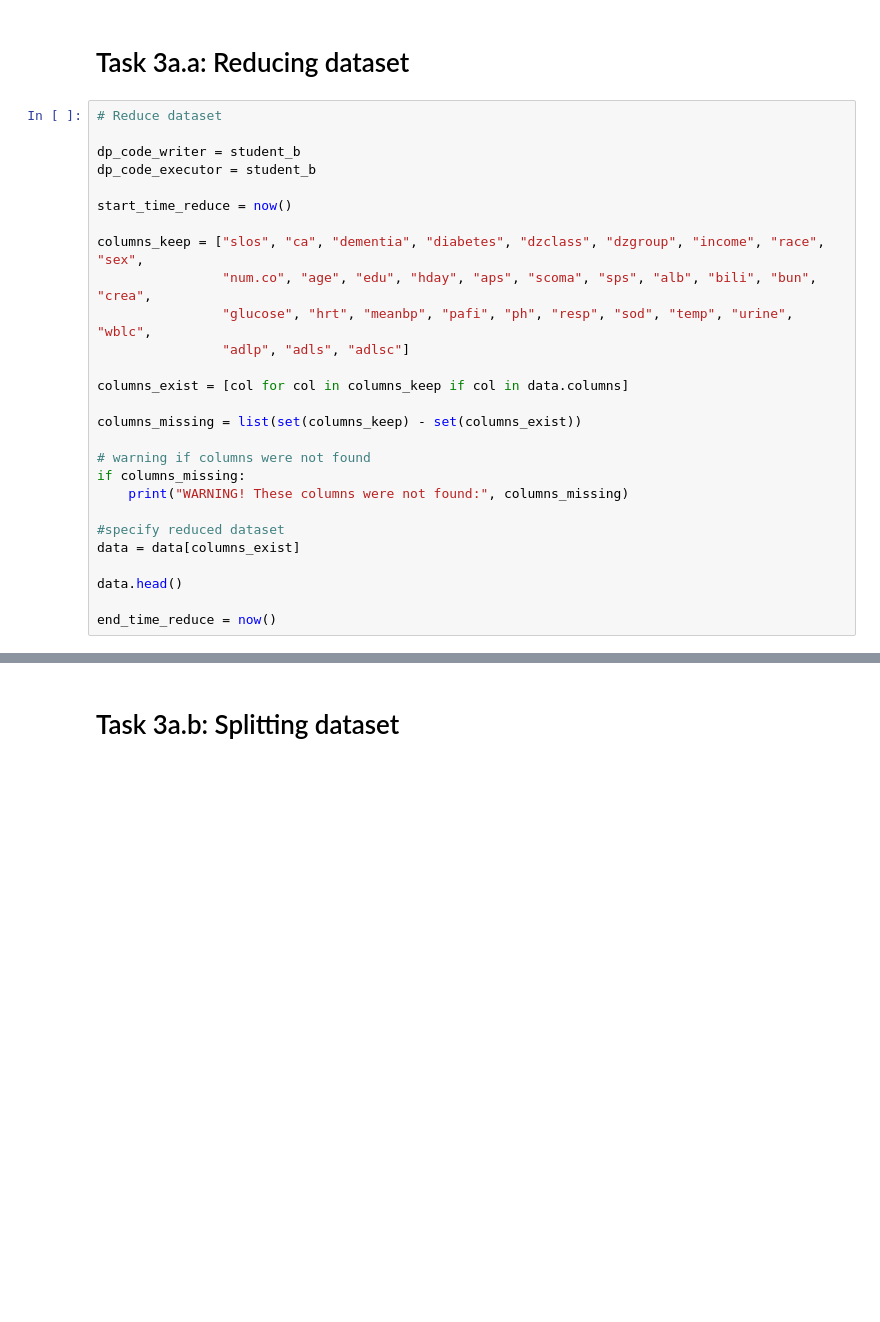
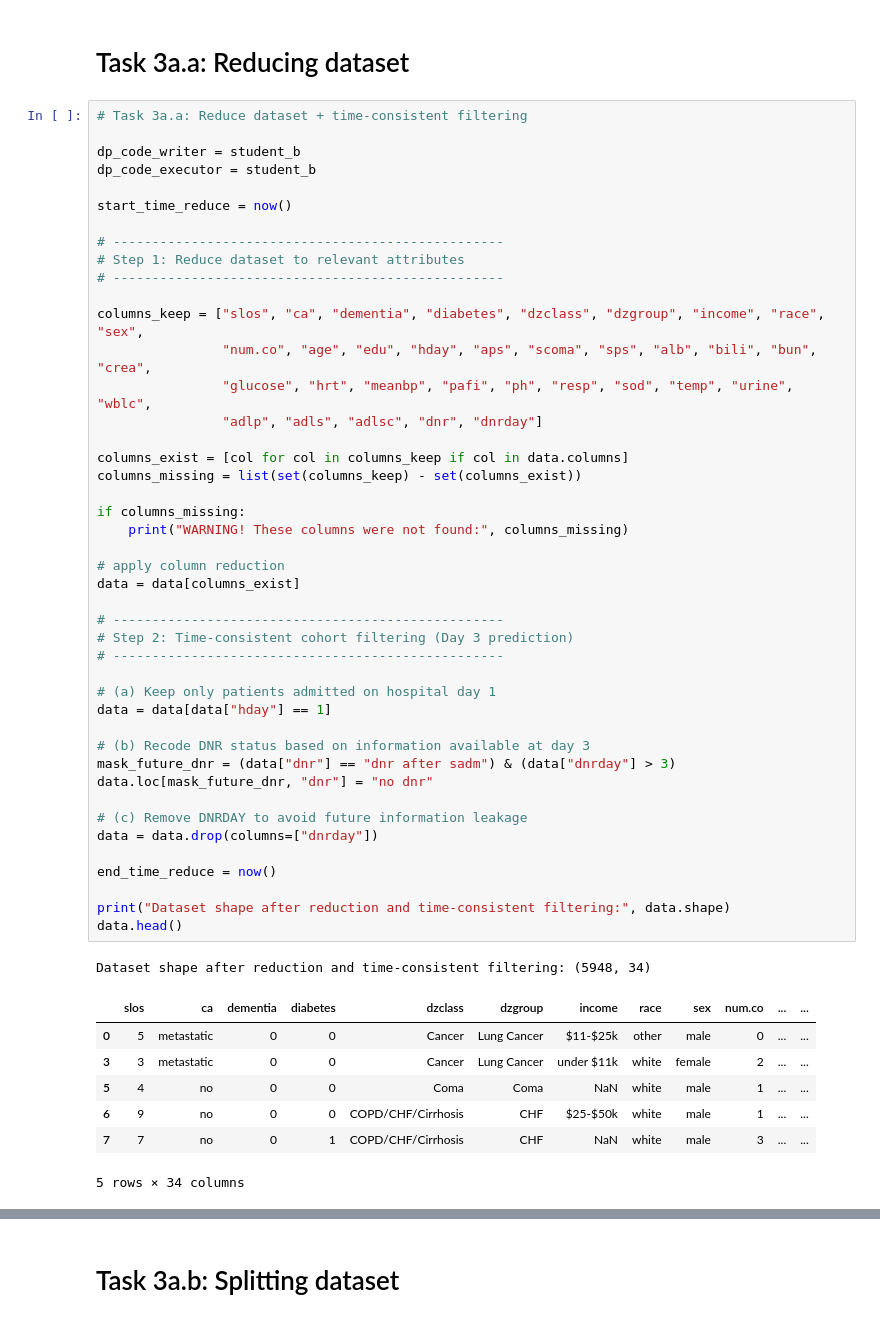
Before and after one commit to morawia/hospital-los, a Jupyter notebook: notebook/BI-hospital-los_251201.ipynb, the cells around one changed output, grey strips where cells are left out. Cells and saved outputs as stored; diff of their text form; blank space fills up the shorter version.

```diff
--- a/notebook/BI-hospital-los_251201.ipynb
+++ b/notebook/BI-hospital-los_251201.ipynb
@@ -1584,32 +1583,58 @@ engine.insert(data_preparation_phase_executor, prefixes=prefixes)
 # %% [markdown]
 # Task 3a.a: Reducing dataset
 # %%
-# Reduce dataset
+# Task 3a.a: Reduce dataset + time-consistent filtering
 
 dp_code_writer = student_b
 dp_code_executor = student_b
 
 start_time_reduce = now()
 
+# --------------------------------------------------
+# Step 1: Reduce dataset to relevant attributes
+# --------------------------------------------------
+
 columns_keep = ["slos", "ca", "dementia", "diabetes", "dzclass", "dzgroup", "income", "race", "sex",
                 "num.co", "age", "edu", "hday", "aps", "scoma", "sps", "alb", "bili", "bun", "crea",
                 "glucose", "hrt", "meanbp", "pafi", "ph", "resp", "sod", "temp", "urine", "wblc",
-                "adlp", "adls", "adlsc"]
+                "adlp", "adls", "adlsc", "dnr", "dnrday"]
 
 columns_exist = [col for col in columns_keep if col in data.columns]
-
 columns_missing = list(set(columns_keep) - set(columns_exist))
 
-# warning if columns were not found
 if columns_missing:
     print("WARNING! These columns were not found:", columns_missing)
 
-#specify reduced dataset
+# apply column reduction
 data = data[columns_exist]
 
-data.head()
+# --------------------------------------------------
+# Step 2: Time-consistent cohort filtering (Day 3 prediction)
+# --------------------------------------------------
+
+# (a) Keep only patients admitted on hospital day 1
+data = data[data["hday"] == 1]
+
+# (b) Recode DNR status based on information available at day 3
+mask_future_dnr = (data["dnr"] == "dnr after sadm") & (data["dnrday"] > 3)
+data.loc[mask_future_dnr, "dnr"] = "no dnr"
+
+# (c) Remove DNRDAY to avoid future information leakage
+data = data.drop(columns=["dnrday"])
 
 end_time_reduce = now()
+
+print("Dataset shape after reduction and time-consistent filtering:", data.shape)
+data.head()
+# %% [output]
+Dataset shape after reduction and time-consistent filtering: (5948, 34)
+|  | slos | ca | dementia | diabetes | dzclass | dzgroup | income | race | sex | num.co | ... | ... |
+| 0 | 5 | metastatic | 0 | 0 | Cancer | Lung Cancer | $11-$25k | other | male | 0 | ... | ... |
+| 3 | 3 | metastatic | 0 | 0 | Cancer | Lung Cancer | under $11k | white | female | 2 | ... | ... |
+| 5 | 4 | no | 0 | 0 | Coma | Coma | NaN | white | male | 1 | ... | ... |
+| 6 | 9 | no | 0 | 0 | COPD/CHF/Cirrhosis | CHF | $25-$50k | white | male | 1 | ... | ... |
+| 7 | 7 | no | 0 | 1 | COPD/CHF/Cirrhosis | CHF | NaN | white | male | 3 | ... | ... |
+5 rows × 34 columns
 # %%
 # Documentation of 3 a
 
```
Also changed, not shown: parts of 24 cells of this notebook.
